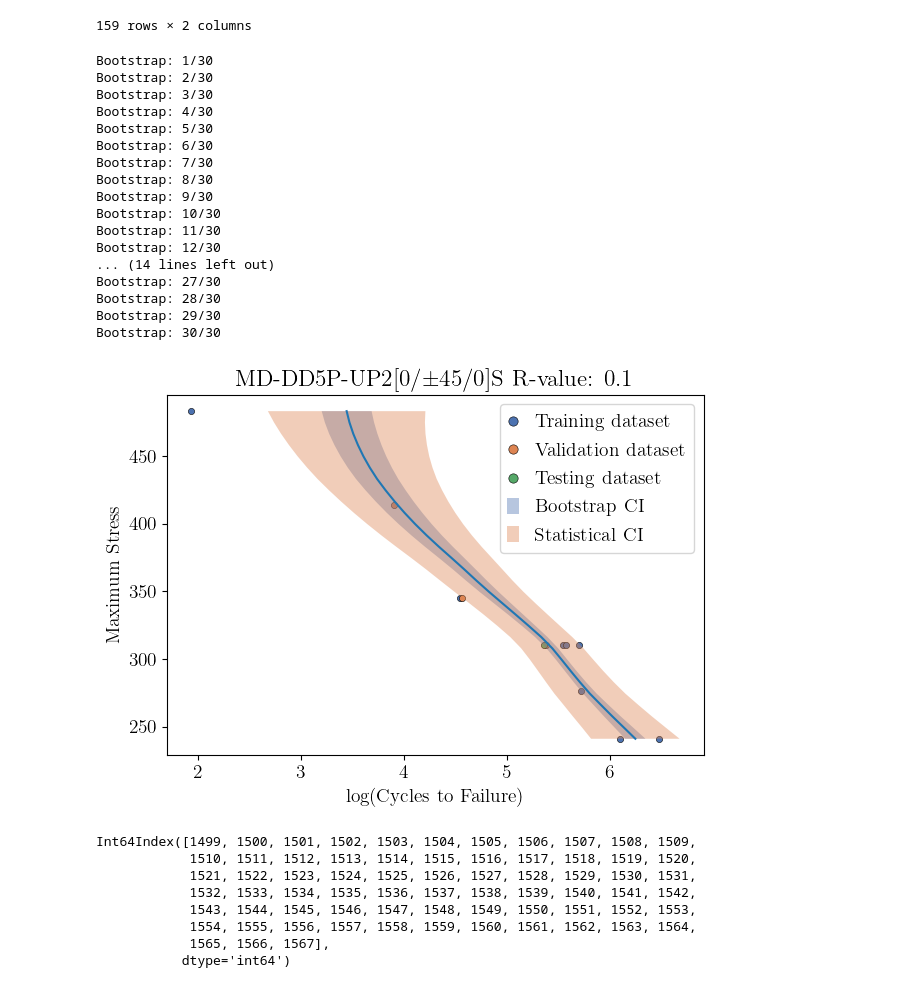
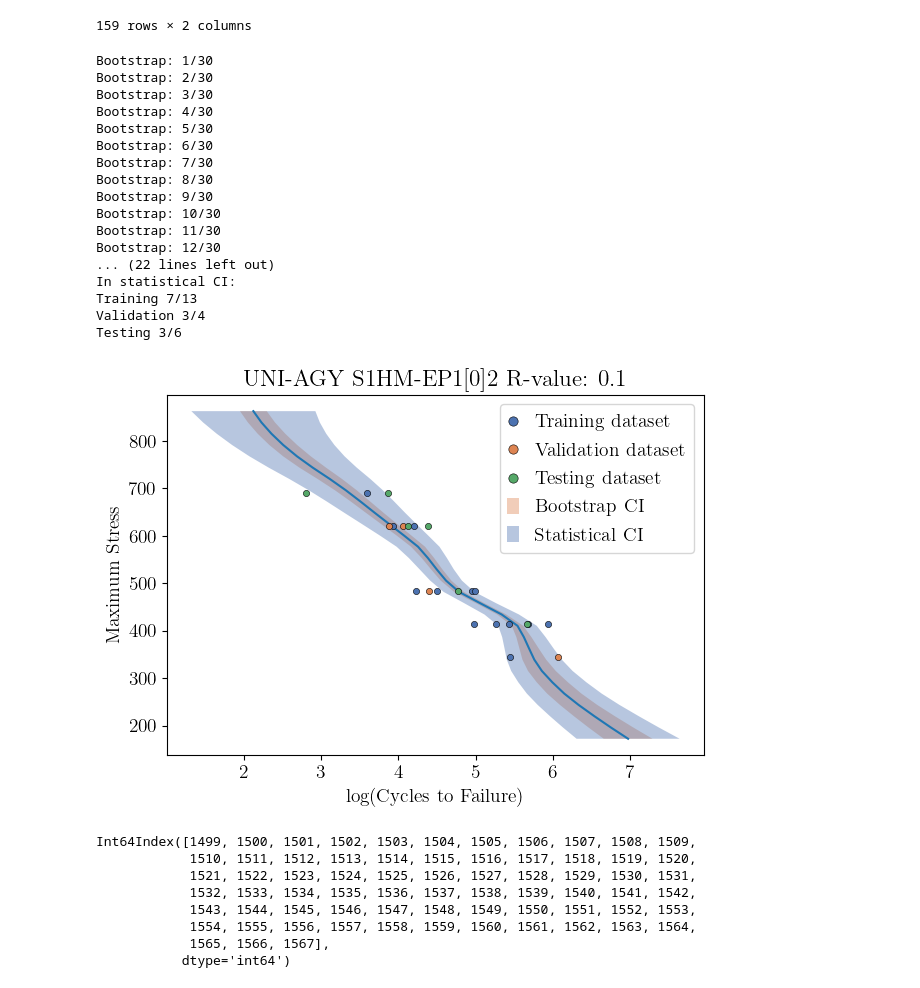
Before and after one commit to Luwen-Zhang/SNEnsemble, a Jupyter notebook: notebooks/main.ipynb, the cells around one changed output. Drawn from its saved outputs; the diff is of its cells as text; code cells hidden in the pictures.

```diff
--- a/notebooks/main.ipynb
+++ b/notebooks/main.ipynb
@@ -11,4 +11,4 @@ from src import __root__
 
 from src.core.trainer import *
 
-trainer = load_trainer(path='output/SNL_MSU_DOE_avg_fatigue/2022-12-09-18-37-26_base_SNL_MSU_DOE_avg_fatigue/trainer.pkl')
+trainer = load_trainer(path='output/SNL_MSU_DOE_fatigue/2022-12-10-00-50-05_base_SNL_MSU_DOE_fatigue/trainer.pkl')
@@ -31,26 +34,26 @@ trainer.get_material_code(unique=True)
 | 158 | UNI-PPGHYBON2400-VE6[0]4 | 5 |
 159 rows × 2 columns
 # %%
-trainer.plot_S_N(s_col='Maximum Stress', n_col='log(Cycles to Failure)', r_col='Minimum/Maximum Stress', m_code='MD-DD5P-UP2[0/±45/0]S', n_bootstrap=30, r_value=0.1, load_dir='tension')
+trainer.plot_S_N(s_col='Maximum Stress', n_col='log(Cycles to Failure)', r_col='Minimum/Maximum Stress', m_code='UNI-AGY S1HM-EP1[0]2', n_bootstrap=30, r_value=0.1, load_dir='tension')
 # %% [output]
 Bootstrap: 1/30
 Bootstrap: 2/30
 Bootstrap: 3/30
 Bootstrap: 4/30
 Bootstrap: 5/30
 Bootstrap: 6/30
 Bootstrap: 7/30
 Bootstrap: 8/30
 Bootstrap: 9/30
 Bootstrap: 10/30
 Bootstrap: 11/30
 Bootstrap: 12/30
-... (14 lines left out)
-Bootstrap: 27/30
-Bootstrap: 28/30
-Bootstrap: 29/30
-Bootstrap: 30/30
+... (22 lines left out)
+In statistical CI:
+Training 7/13
+Validation 3/4
+Testing 3/6
-[figure, old version]
+[figure, new version]
 # %%
 trainer.plot_S_N(s_col='Maximum Stress', n_col='log(Cycles to Failure)', r_col='Minimum/Maximum Stress', m_code='MD-DD5P-UP2[0/±45/0]S', n_bootstrap=30, r_value=0.1, load_dir='tension')
 # %%
```
Also changed, not shown: parts of 3 cells of this notebook.
